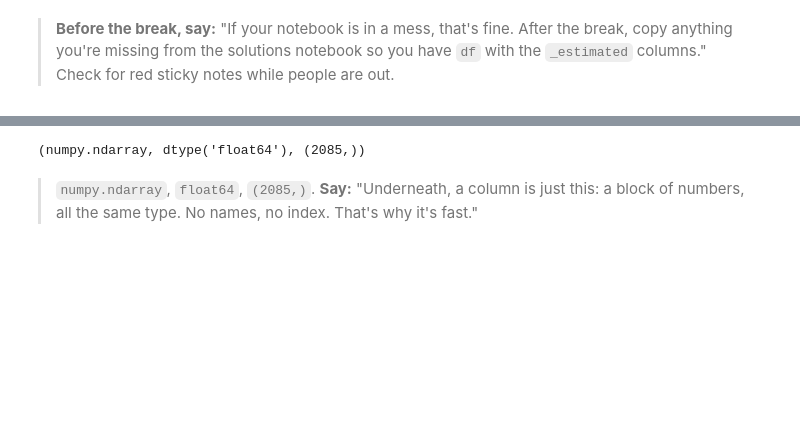
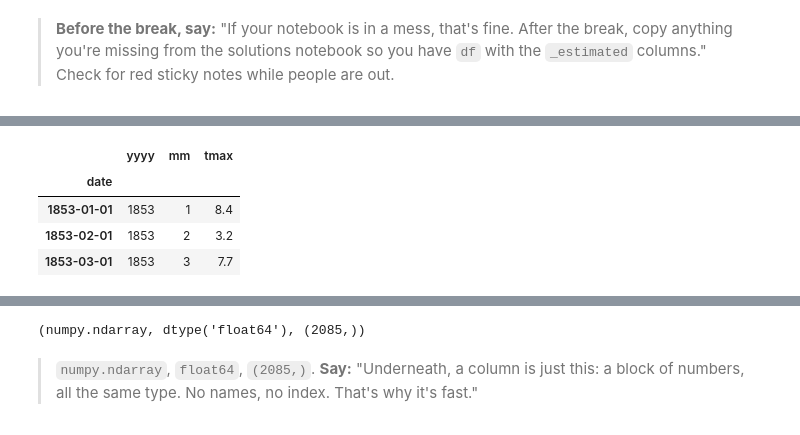
Before and after one commit to cafoala/cfrr-python-for-data-analysis, a Jupyter notebook: instructor/day1_demo.ipynb, the cells around one changed output, grey strips where cells are left out. Cells and saved outputs as stored; diff of their text form; code cells hidden in the pictures; blank space fills up the shorter version.

```diff
--- a/instructor/day1_demo.ipynb
+++ b/instructor/day1_demo.ipynb
@@ -468,0 +575,9 @@ A lot can be read off this one table:
+# %%
+df = df.set_index("date")
+df[["yyyy", "mm", "tmax"]].head(3)
+# %% [output]
+|  | yyyy | mm | tmax |
+| date |  |  |  |
+| 1853-01-01 | 1853 | 1 | 8.4 |
+| 1853-02-01 | 1853 | 2 | 3.2 |
+| 1853-03-01 | 1853 | 3 | 7.7 |
```
Also changed, not shown: parts of 142 cells of this notebook, 12 other files.
